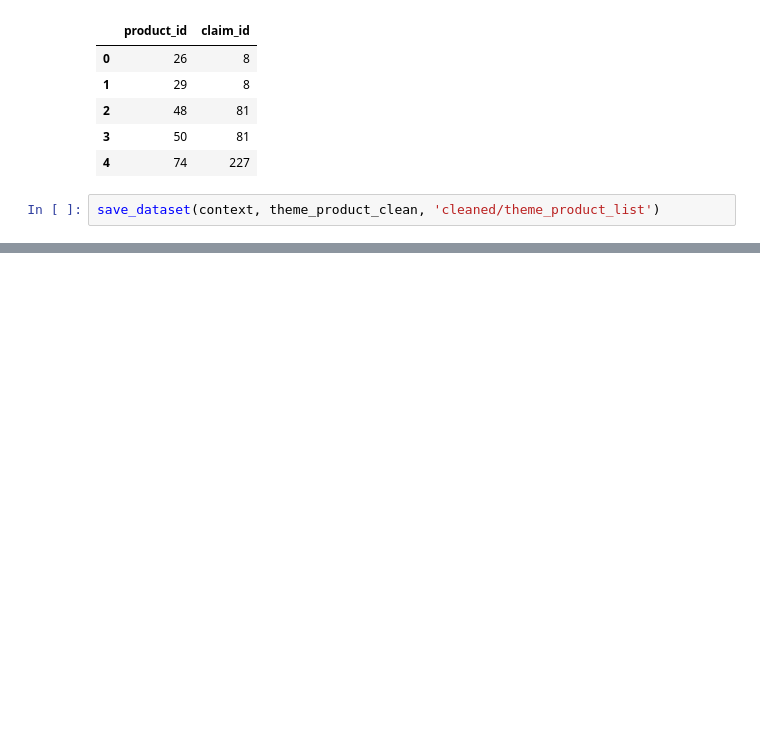
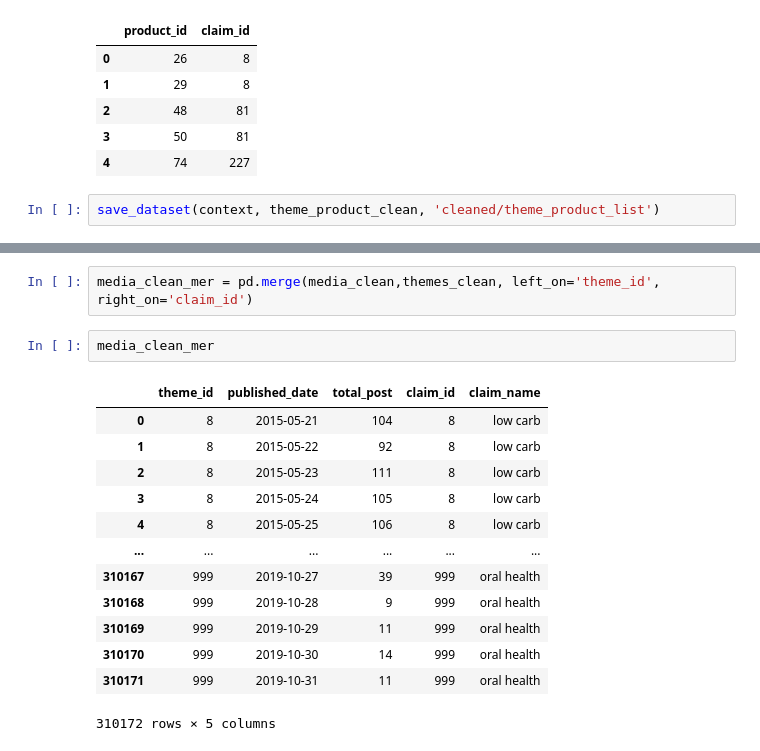
Before and after one commit to AnilKumarPappu/Case_study, a Jupyter notebook: notebooks/dev/Priyank/02_data_cleaning.ipynb, the cells around one changed output, grey strips where cells are left out. Saved outputs shown, nothing was run; the diff lists cells and outputs as text; blank space fills up the shorter version.

```diff
--- a/notebooks/dev/Priyank/02_data_cleaning.ipynb
+++ b/notebooks/dev/Priyank/02_data_cleaning.ipynb
@@ -427,0 +550,18 @@ save_dataset(context, theme_product_clean, 'cleaned/theme_product_list')
+# %%
+media_clean_mer = pd.merge(media_clean,themes_clean, left_on='theme_id', right_on='claim_id')
+# %%
+media_clean_mer
+# %% [output]
+|  | theme_id | published_date | total_post | claim_id | claim_name |
+| 0 | 8 | 2015-05-21 | 104 | 8 | low carb |
+| 1 | 8 | 2015-05-22 | 92 | 8 | low carb |
+| 2 | 8 | 2015-05-23 | 111 | 8 | low carb |
+| 3 | 8 | 2015-05-24 | 105 | 8 | low carb |
+| 4 | 8 | 2015-05-25 | 106 | 8 | low carb |
+| ... | ... | ... | ... | ... | ... |
+| 310167 | 999 | 2019-10-27 | 39 | 999 | oral health |
+| 310168 | 999 | 2019-10-28 | 9 | 999 | oral health |
+| 310169 | 999 | 2019-10-29 | 11 | 999 | oral health |
+| 310170 | 999 | 2019-10-30 | 14 | 999 | oral health |
+| 310171 | 999 | 2019-10-31 | 11 | 999 | oral health |
+310172 rows × 5 columns
```
Also changed, not shown: parts of 26 cells of this notebook, 5 other files.
